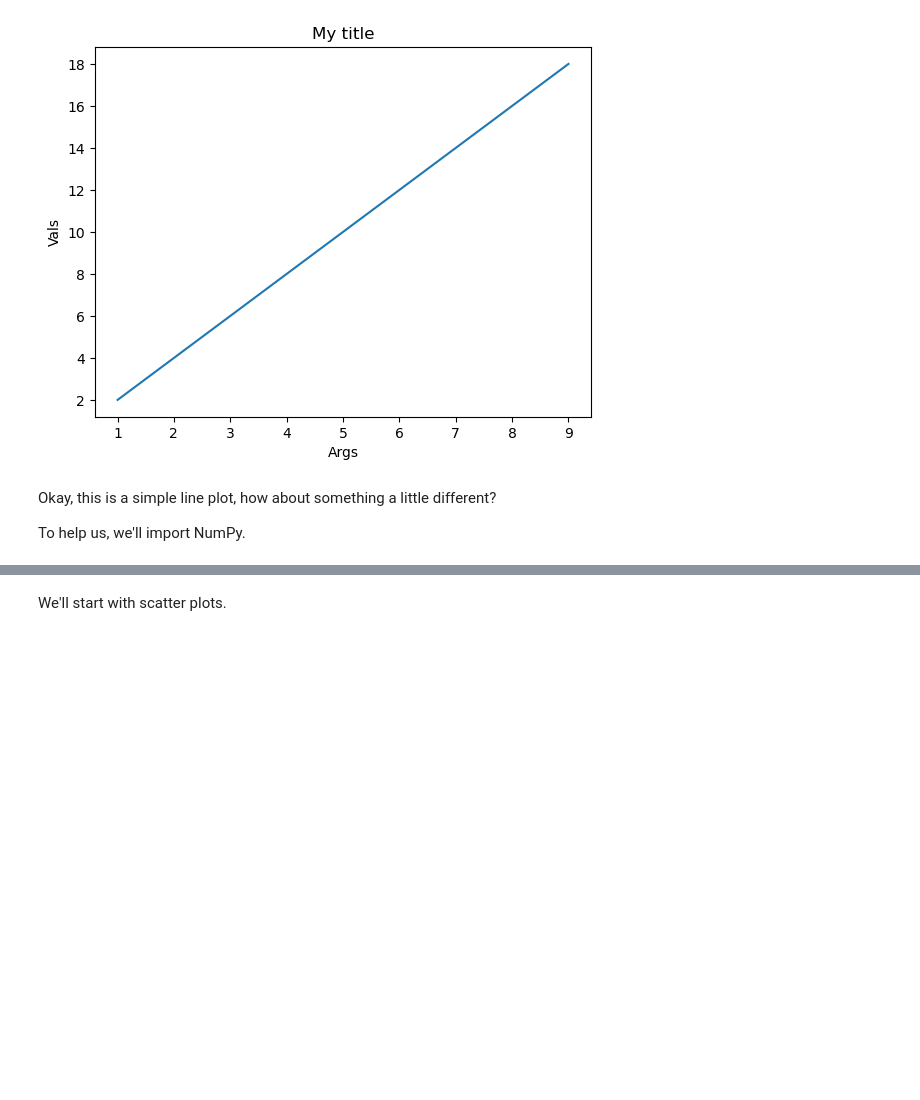
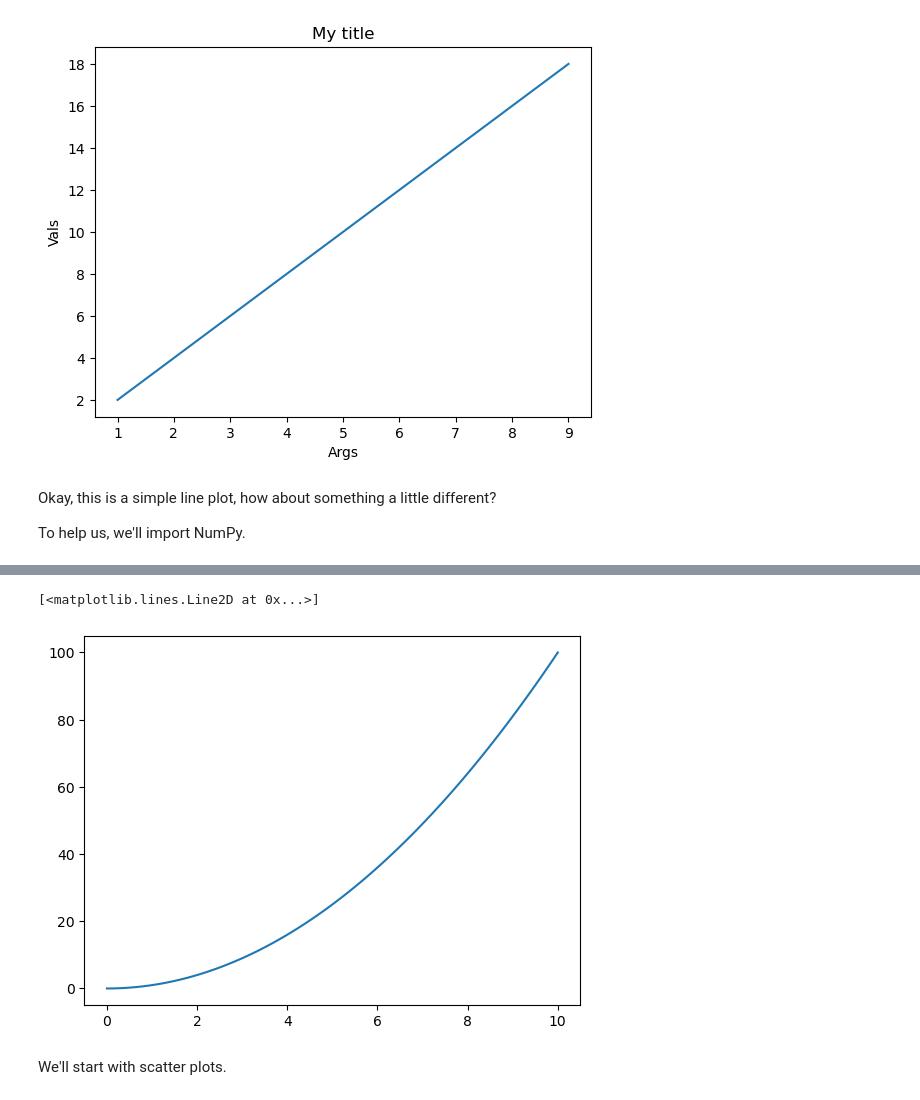
Before and after one commit to pnowak2/learnjs, a Jupyter notebook: libraries/machine learning/complete-machine-learning-bootcamp-udemy/8-matplotlib/matplotlib-exercises.ipynb, the cells around one changed output, grey strips where cells are left out. Drawn from its saved outputs; the diff is of its cells as text; code cells hidden in the pictures; blank space fills up the shorter version.

```diff
--- a/libraries/machine learning/complete-machine-learning-bootcamp-udemy/8-matplotlib/matplotlib-exercises.ipynb
+++ b/libraries/machine learning/complete-machine-learning-bootcamp-udemy/8-matplotlib/matplotlib-exercises.ipynb
@@ -84,2 +85,4 @@ To help us, we'll import NumPy.
 # %%
 # Create an array of 100 evenly spaced numbers between 0 and 100 using NumPy and save it to variable X
+vals = np.linspace(0, 10, 100)
+vals
@@ -86,5 +110,10 @@ To help us, we'll import NumPy.
 # %%
 # Create a plot using plt.subplots() and plot X versus X^2 (X squared)
+fig, ax = plt.subplots()
+ax.plot(vals, vals ** 2)
+# %% [output]
+[<matplotlib.lines.Line2D at 0x...>]
+[figure, added]
 # %% [markdown]
 We'll start with scatter plots.
 # %%
```
Also changed, not shown: parts of 15 cells of this notebook.
